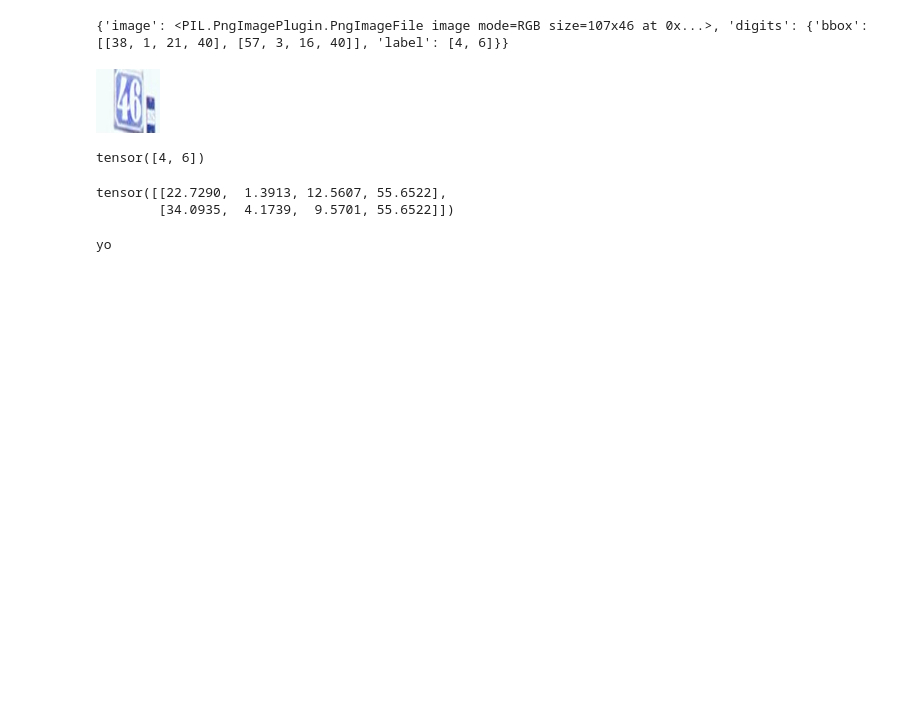
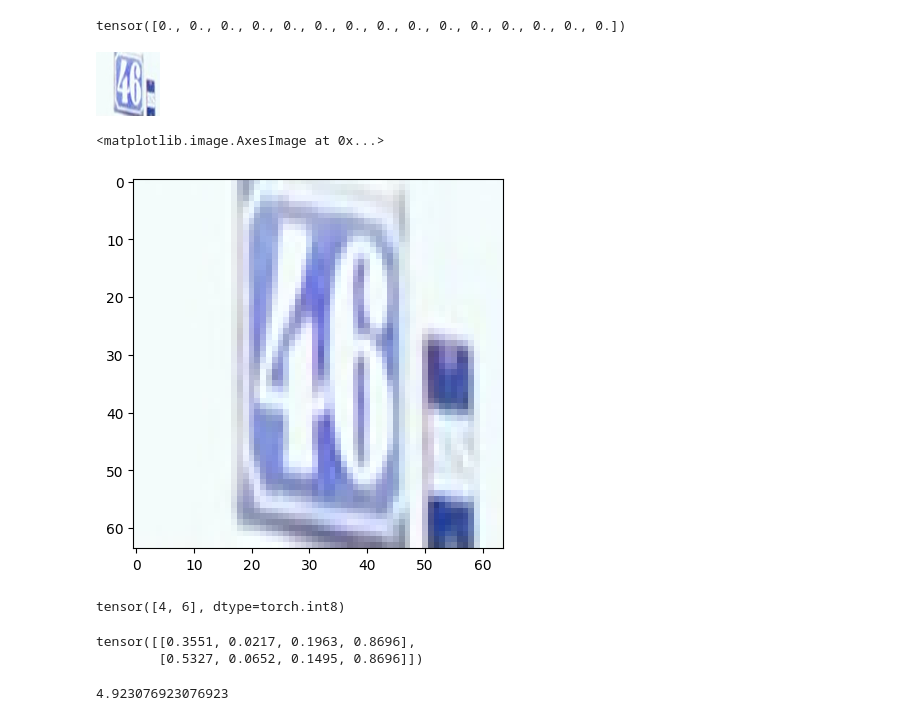
Before and after one commit to ericoericochen/mini-yolov3, a Jupyter notebook: index.ipynb, the cells around one changed output. Saved outputs shown, nothing was run; the diff lists cells and outputs as text; code cells hidden in the pictures; blank space fills up the shorter version.

Commit message:
build target for loss

```diff
--- a/index.ipynb
+++ b/index.ipynb
@@ -8,2 +16,2 @@ from mini_yolov3.utils import coco_to_xyxy_format
 # %%
-dataset = SVNHDataset(split="train", image_size=64)
+dataset = SVNHDataset(split="train", image_size=64, normalize=True, type="tensor")
@@ -10,23 +37,31 @@ dataset = SVNHDataset(split="train", image_size=64)
+# %%
+target[0][:, 6, 7]
+# %% [output]
+tensor([0., 0., 0., 0., 0., 0., 0., 0., 0., 0., 0., 0., 0., 0., 0.])
 # %%
 item = dataset[0]
-# %% [output]
-{'image': <PIL.PngImagePlugin.PngImageFile image mode=RGB size=107x46 at 0x...>, 'digits': {'bbox': [[38, 1, 21, 40], [57, 3, 16, 40]], 'label': [4, 6]}}
-# %%
-item["image"]
-# %% [output]
-[figure, removed]
-# %%
-item["labels"]
-# %% [output]
-tensor([4, 6])
+# %%
+image = item["image"]
+image
+# %% [output]
+[figure, added]
+# %%
+plt.imshow(image.permute(1, 2, 0))
+# %% [output]
+<matplotlib.image.AxesImage at 0x...>
+[figure, added]
+# %%
+labels = item["labels"]
+labels
+# %% [output]
+tensor([4, 6], dtype=torch.int8)
 # %%
 bbox = item["bbox"]
 bbox
 # %% [output]
-tensor([[22.7290,  1.3913, 12.5607, 55.6522],
-        [34.0935,  4.1739,  9.5701, 55.6522]])
+tensor([[0.3551, 0.0217, 0.1963, 0.8696],
+        [0.5327, 0.0652, 0.1495, 0.8696]])
-# %%
-xyxy = coco_to_xyxy_format(bbox)
-xyxy
-# %% [output]
-yo
+# %%
+64 / 13
+# %% [output]
+4.923076923076923
```
Also changed, not shown: parts of 6 cells of this notebook, 1 other file.
